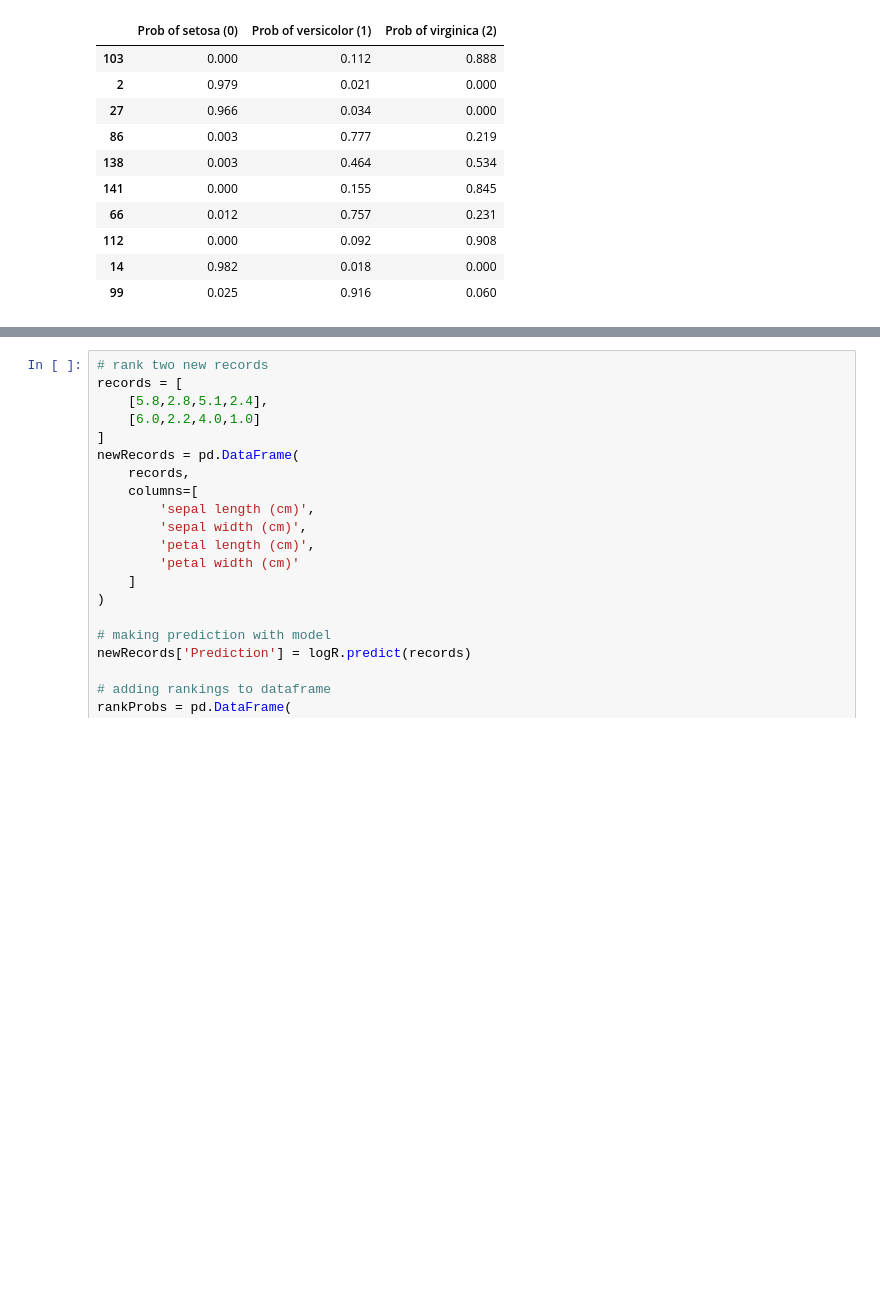
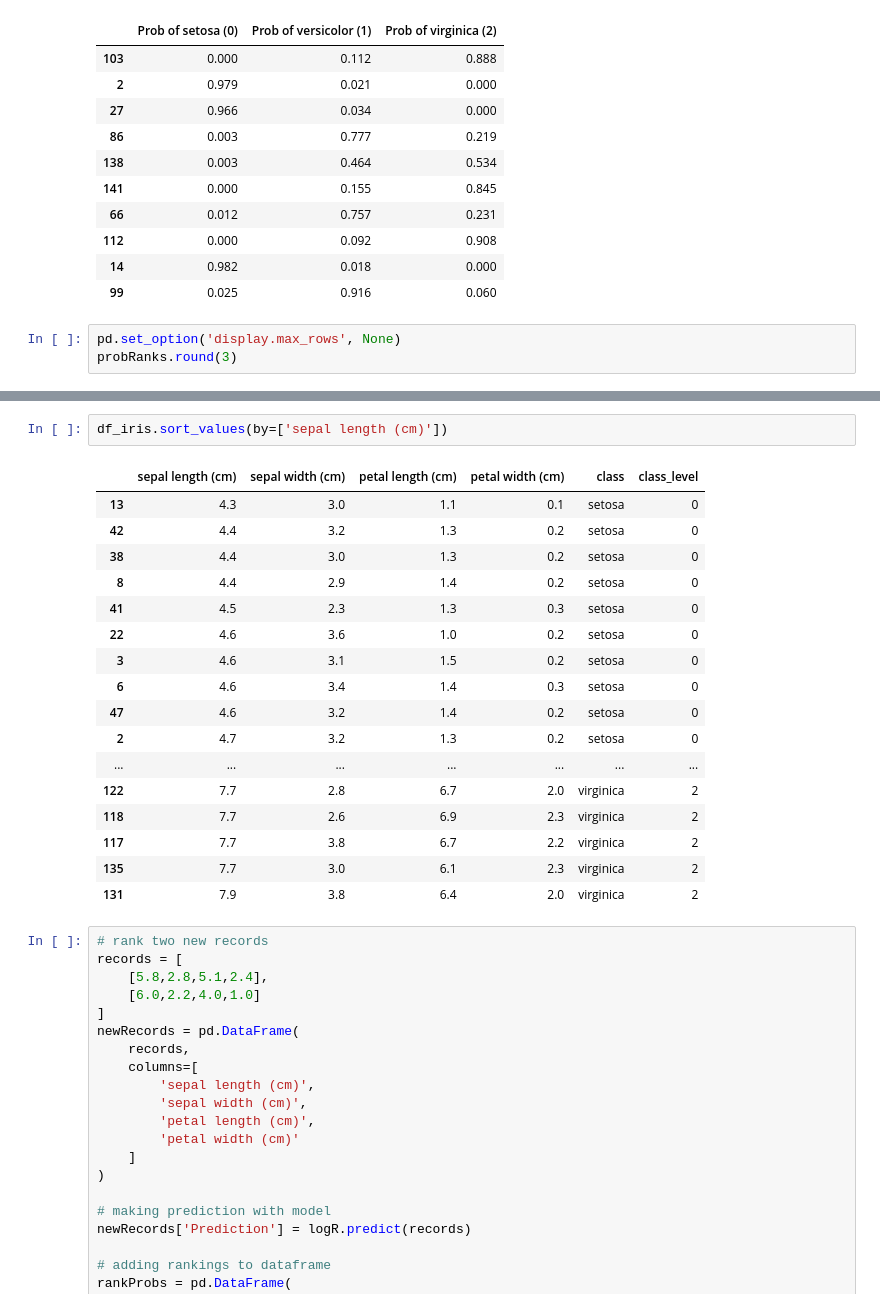
Before and after one commit to lgmueller/enpm808L, a Jupyter notebook: hw3/LR-iris.ipynb, the cells around one changed output, grey strips where cells are left out. Saved outputs shown, nothing was run; the diff lists cells and outputs as text; blank space fills up the shorter version.

```diff
--- a/hw3/LR-iris.ipynb
+++ b/hw3/LR-iris.ipynb
@@ -237,3 +237,6 @@ probRanks.sample(10).round(3)
 | 112 | 0.000 | 0.092 | 0.908 |
 | 14 | 0.982 | 0.018 | 0.000 |
 | 99 | 0.025 | 0.916 | 0.060 |
+# %%
+pd.set_option('display.max_rows', None)
+probRanks.round(3)
@@ -240,3 +261,23 @@ probRanks.sample(10).round(3)
+# %%
+df_iris.sort_values(by=['sepal length (cm)'])
+# %% [output]
+|  | sepal length (cm) | sepal width (cm) | petal length (cm) | petal width (cm) | class | class_level |
+| 13 | 4.3 | 3.0 | 1.1 | 0.1 | setosa | 0 |
+| 42 | 4.4 | 3.2 | 1.3 | 0.2 | setosa | 0 |
+| 38 | 4.4 | 3.0 | 1.3 | 0.2 | setosa | 0 |
+| 8 | 4.4 | 2.9 | 1.4 | 0.2 | setosa | 0 |
+| 41 | 4.5 | 2.3 | 1.3 | 0.3 | setosa | 0 |
+| 22 | 4.6 | 3.6 | 1.0 | 0.2 | setosa | 0 |
+| 3 | 4.6 | 3.1 | 1.5 | 0.2 | setosa | 0 |
+| 6 | 4.6 | 3.4 | 1.4 | 0.3 | setosa | 0 |
+| 47 | 4.6 | 3.2 | 1.4 | 0.2 | setosa | 0 |
+| 2 | 4.7 | 3.2 | 1.3 | 0.2 | setosa | 0 |
+| ... | ... | ... | ... | ... | ... | ... |
+| 122 | 7.7 | 2.8 | 6.7 | 2.0 | virginica | 2 |
+| 118 | 7.7 | 2.6 | 6.9 | 2.3 | virginica | 2 |
+| 117 | 7.7 | 3.8 | 6.7 | 2.2 | virginica | 2 |
+| 135 | 7.7 | 3.0 | 6.1 | 2.3 | virginica | 2 |
+| 131 | 7.9 | 3.8 | 6.4 | 2.0 | virginica | 2 |
 # %%
 # rank two new records
 records = [
```
Also changed, not shown: parts of 1 cell of this notebook.
